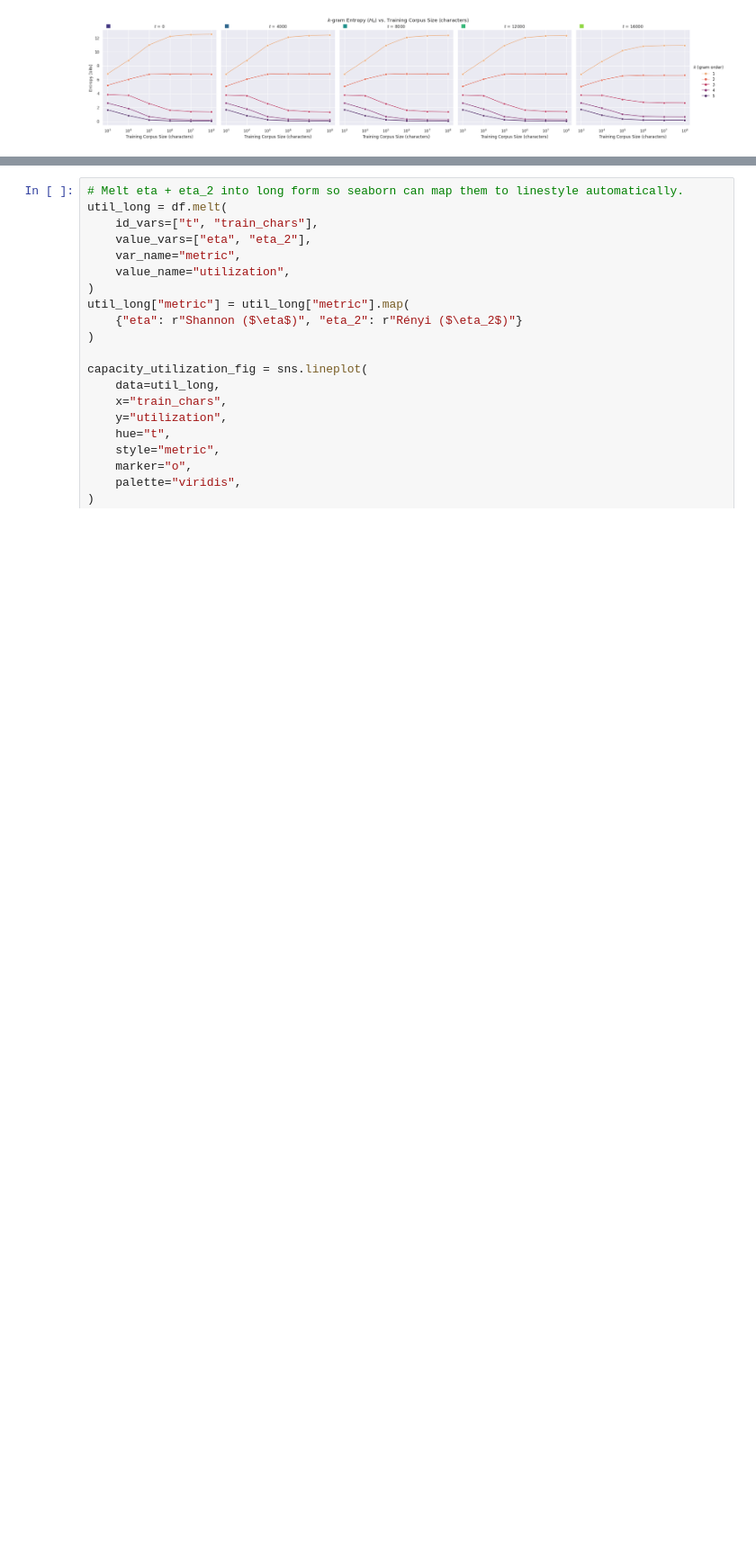
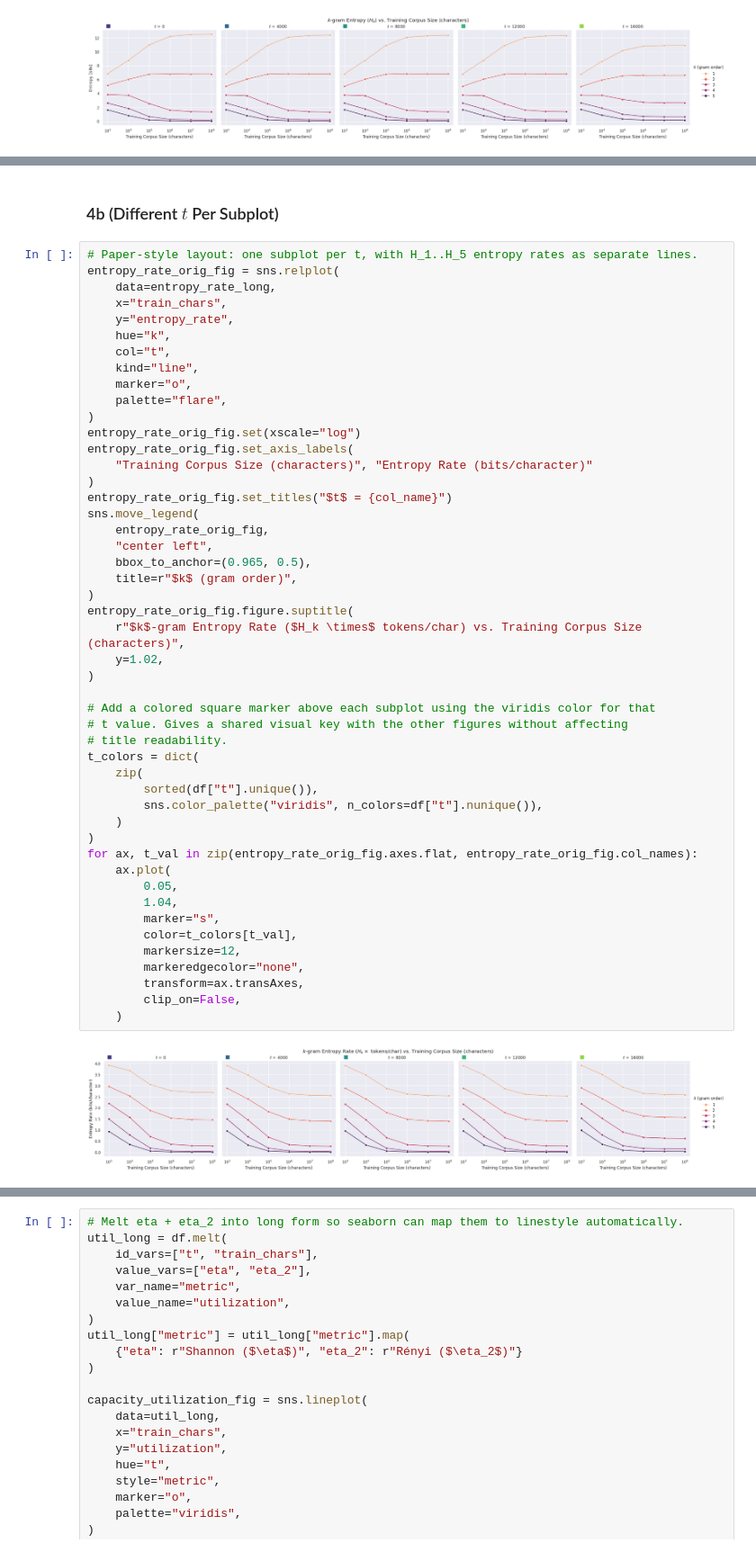
Before and after one commit to vincentczhou/cse493s-spring26-project, a Jupyter notebook: notebooks/figures.ipynb, the cells around one changed output, grey strips where cells are left out. Shown at 90% size. Cells and saved outputs as stored; diff of their text form; blank space fills up the shorter version.

```diff
--- a/notebooks/figures.ipynb
+++ b/notebooks/figures.ipynb
@@ -180 +250,53 @@ for ax, t_val in zip(entropy_orig_fig.axes.flat, entropy_orig_fig.col_names):
+# %% [markdown]
+### 4b (Different $t$ Per Subplot)
+# %%
+# Paper-style layout: one subplot per t, with H_1..H_5 entropy rates as separate lines.
+entropy_rate_orig_fig = sns.relplot(
+    data=entropy_rate_long,
+    x="train_chars",
+    y="entropy_rate",
+    hue="k",
+    col="t",
+    kind="line",
+    marker="o",
+    palette="flare",
+)
+entropy_rate_orig_fig.set(xscale="log")
+entropy_rate_orig_fig.set_axis_labels(
+    "Training Corpus Size (characters)", "Entropy Rate (bits/character)"
+)
+entropy_rate_orig_fig.set_titles("$t$ = {col_name}")
+sns.move_legend(
+    entropy_rate_orig_fig,
+    "center left",
+    bbox_to_anchor=(0.965, 0.5),
+    title=r"$k$ (gram order)",
+)
+entropy_rate_orig_fig.figure.suptitle(
+    r"$k$-gram Entropy Rate ($H_k \times$ tokens/char) vs. Training Corpus Size (characters)",
+    y=1.02,
+)
+
+# Add a colored square marker above each subplot using the viridis color for that
+# t value. Gives a shared visual key with the other figures without affecting
+# title readability.
+t_colors = dict(
+    zip(
+        sorted(df["t"].unique()),
+        sns.color_palette("viridis", n_colors=df["t"].nunique()),
+    )
+)
+for ax, t_val in zip(entropy_rate_orig_fig.axes.flat, entropy_rate_orig_fig.col_names):
+    ax.plot(
+        0.05,
+        1.04,
+        marker="s",
+        color=t_colors[t_val],
+        markersize=12,
+        markeredgecolor="none",
+        transform=ax.transAxes,
+        clip_on=False,
+    )
+# %% [output]
+[figure, added]
 # %% [markdown]
```
Also changed, not shown: parts of 13 cells of this notebook.
